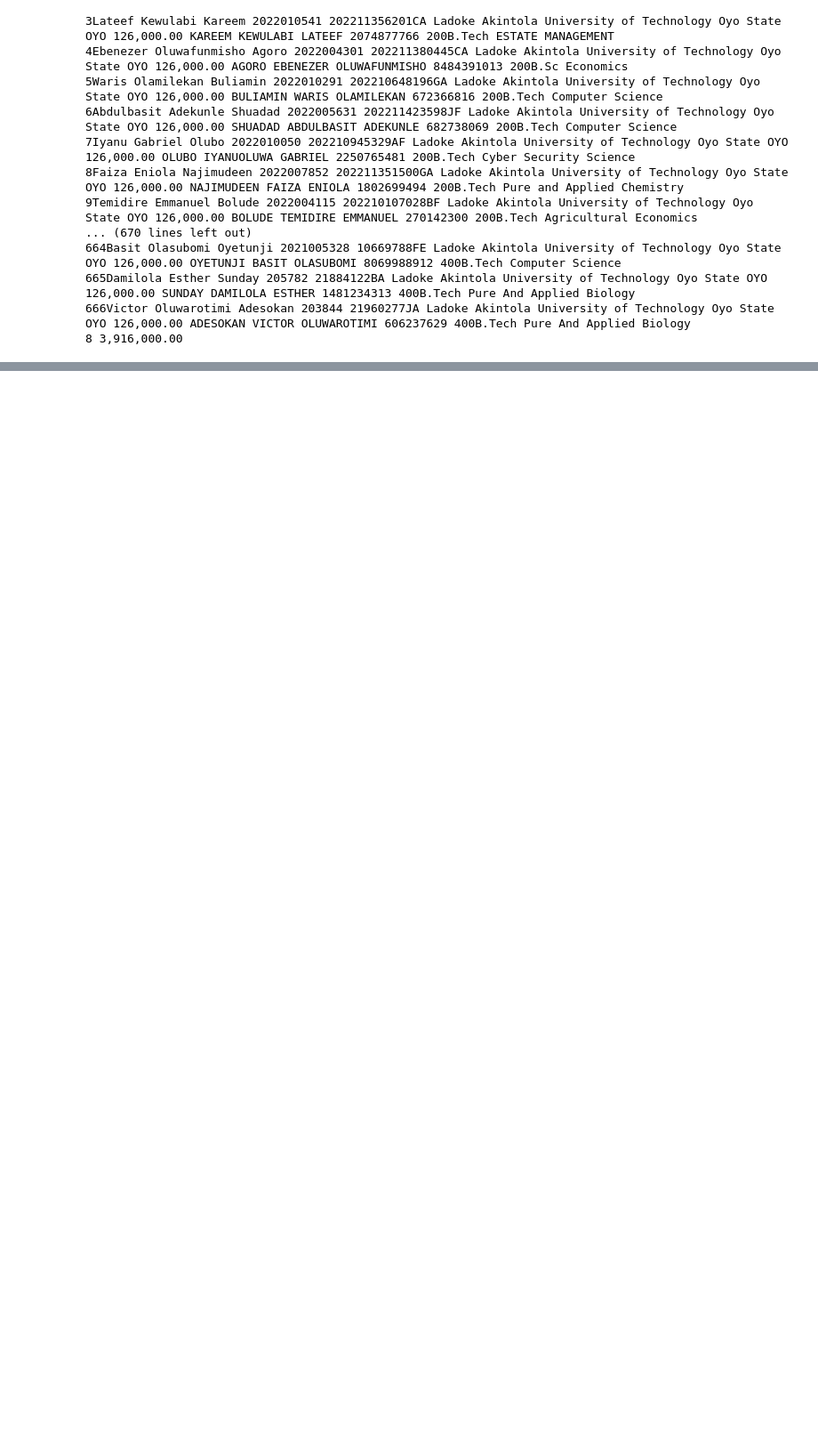
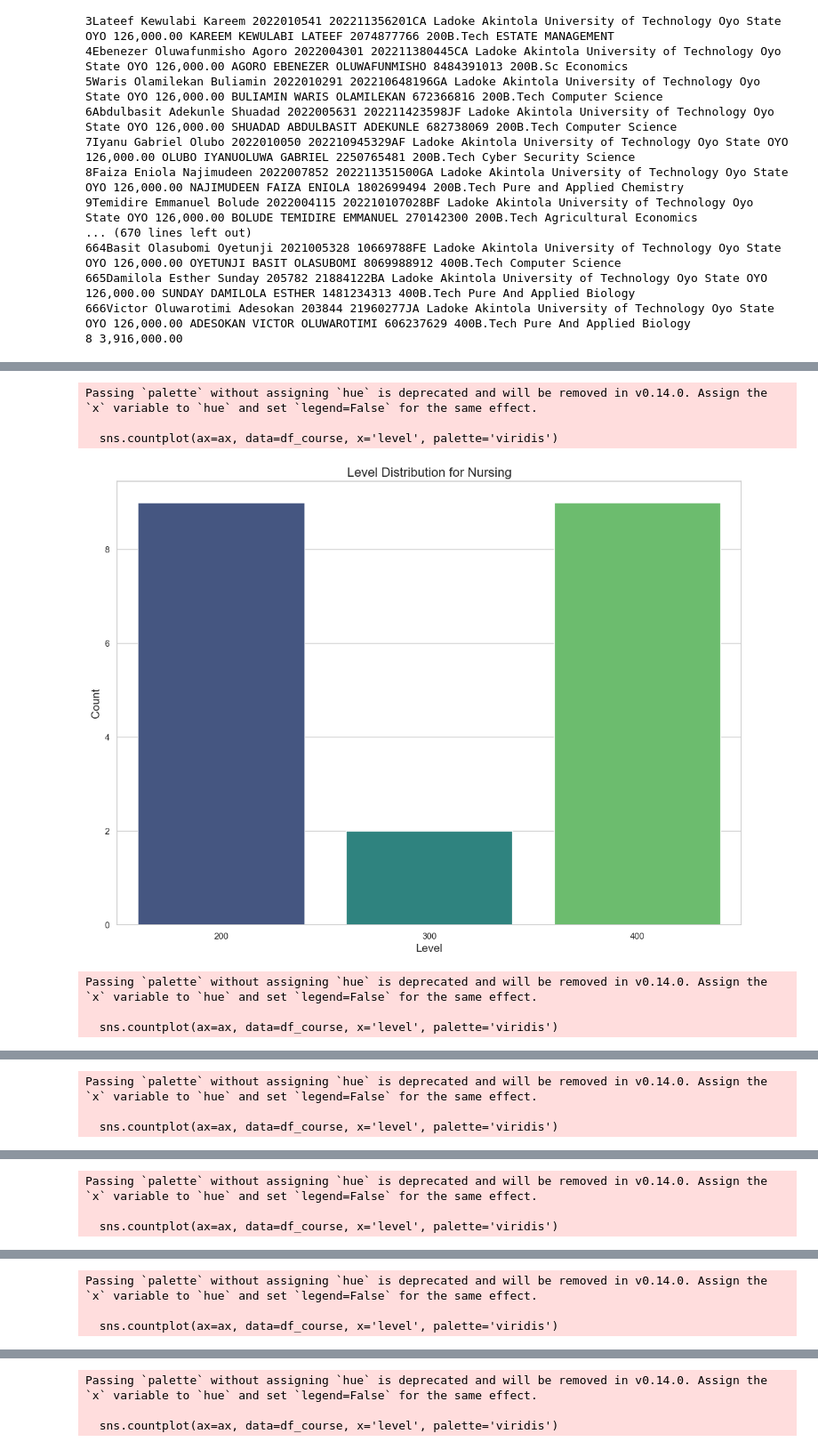
Before and after one commit to Lawal0abdulazeez/Loan_Data, a Jupyter notebook: Loan Data Analysis.ipynb, the cells around one changed output, grey strips where cells are left out. Shown at 89% size. Drawn from its saved outputs; the diff is of its cells as text; code cells hidden in the pictures; blank space fills up the shorter version.

```diff
--- a/Loan Data Analysis.ipynb
+++ b/Loan Data Analysis.ipynb
@@ -107,0 +387,38 @@ array(['200', 'Sci', 'Pur'], dtype=object)
+# %%
+import seaborn as sns
+import matplotlib.pyplot as plt
+
+def plot_level_distribution_by_course(df, course):
+    # Filter the DataFrame for the specified course
+    df_course = df[df['course_of_study'] == course]
+
+    # Set the style for the plots
+    sns.set(style="whitegrid")
+
+    # Create a figure with subplots
+    fig, ax = plt.subplots(figsize=(14, 10))
+
+    # Plot the distribution of levels for the specified course
+    sns.countplot(ax=ax, data=df_course, x='level', palette='viridis')
+    ax.set_title(f'Level Distribution for {course}', fontsize=16)
+    ax.set_xlabel('Level', fontsize=14)
+    ax.set_ylabel('Count', fontsize=14)
+    ax.tick_params(axis='x', rotation=0)
+
+    # Show the plot
+    plt.show()
+
+# Get the unique courses of study
+unique_courses = df['course_of_study'].unique()
+
+# Call the function to generate the plots for each course
+for course in unique_courses:
+    plot_level_distribution_by_course(df, course)
+# %% [output]
+Passing `palette` without assigning `hue` is deprecated and will be removed in v0.14.0. Assign the `x` variable to `hue` and set `legend=False` for the same effect.
+
+  sns.countplot(ax=ax, data=df_course, x='level', palette='viridis')
+[figure, added]
+Passing `palette` without assigning `hue` is deprecated and will be removed in v0.14.0. Assign the `x` variable to `hue` and set `legend=False` for the same effect.
+
+  sns.countplot(ax=ax, data=df_course, x='level', palette='viridis')
@@ -107,0 +426,3 @@ array(['200', 'Sci', 'Pur'], dtype=object)
+Passing `palette` without assigning `hue` is deprecated and will be removed in v0.14.0. Assign the `x` variable to `hue` and set `legend=False` for the same effect.
+
+  sns.countplot(ax=ax, data=df_course, x='level', palette='viridis')
@@ -107,0 +430,3 @@ array(['200', 'Sci', 'Pur'], dtype=object)
+Passing `palette` without assigning `hue` is deprecated and will be removed in v0.14.0. Assign the `x` variable to `hue` and set `legend=False` for the same effect.
+
+  sns.countplot(ax=ax, data=df_course, x='level', palette='viridis')
@@ -107,0 +434,3 @@ array(['200', 'Sci', 'Pur'], dtype=object)
+Passing `palette` without assigning `hue` is deprecated and will be removed in v0.14.0. Assign the `x` variable to `hue` and set `legend=False` for the same effect.
+
+  sns.countplot(ax=ax, data=df_course, x='level', palette='viridis')
@@ -107,0 +438,3 @@ array(['200', 'Sci', 'Pur'], dtype=object)
+Passing `palette` without assigning `hue` is deprecated and will be removed in v0.14.0. Assign the `x` variable to `hue` and set `legend=False` for the same effect.
+
+  sns.countplot(ax=ax, data=df_course, x='level', palette='viridis')
```
Also changed, not shown: parts of 19 cells of this notebook.
